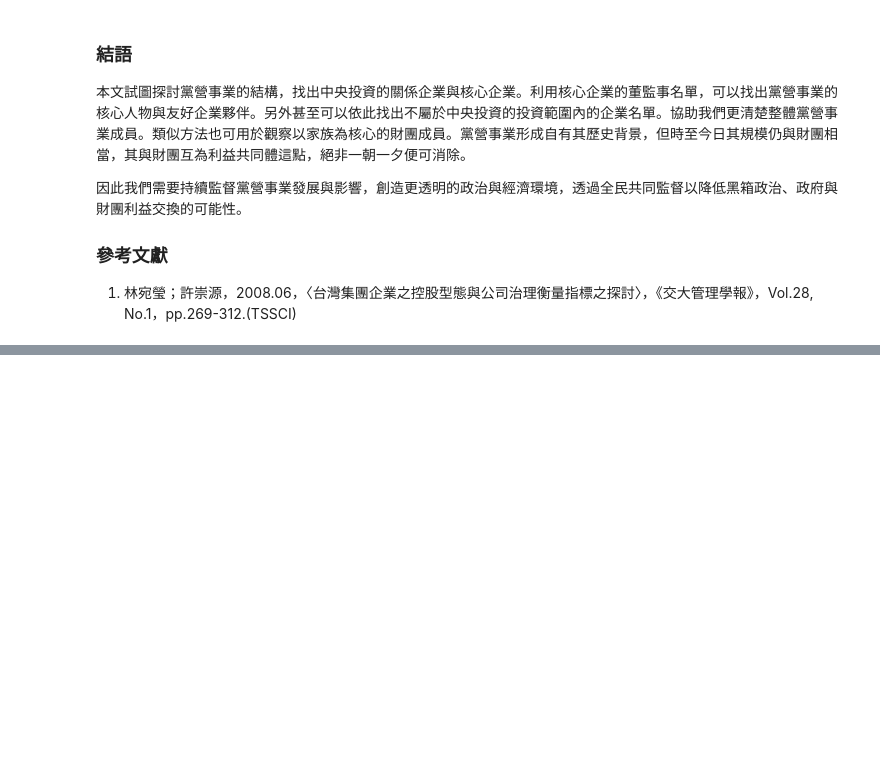
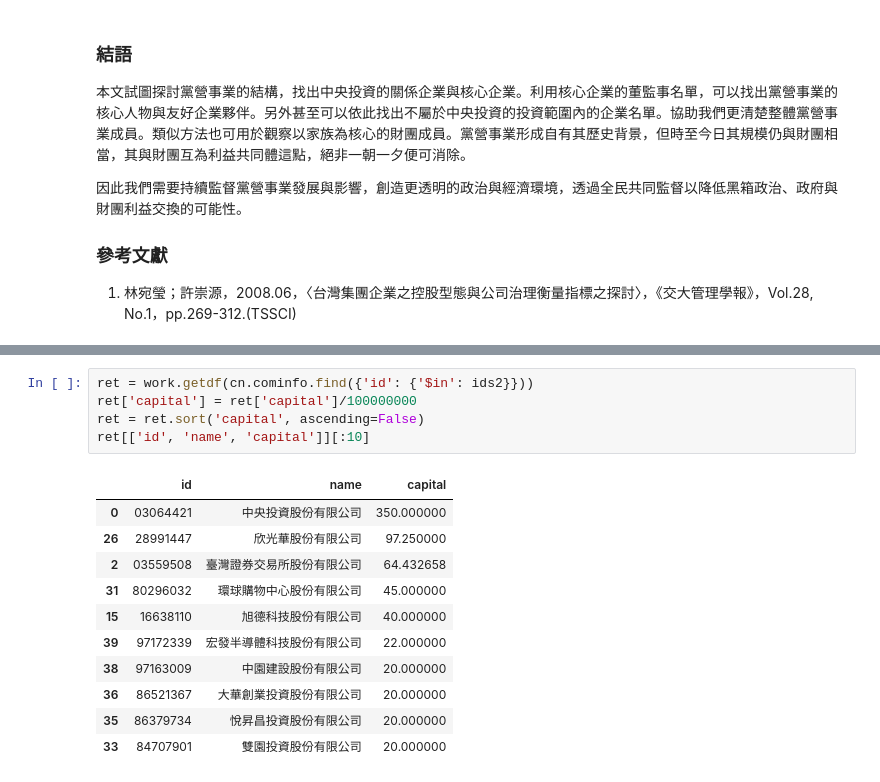
Before and after one commit to WeiChengLiou/twcom, a Jupyter notebook: kmt.ipynb, the cells around one changed output, grey strips where cells are left out. Drawn from its saved outputs; the diff is of its cells as text; blank space fills up the shorter version.

```diff
--- a/kmt.ipynb
+++ b/kmt.ipynb
@@ -434,0 +446,17 @@ draw_scatter(g,
+# %%
+ret = work.getdf(cn.cominfo.find({'id': {'$in': ids2}}))
+ret['capital'] = ret['capital']/100000000
+ret = ret.sort('capital', ascending=False)
+ret[['id', 'name', 'capital']][:10]
+# %% [output]
+|  | id | name | capital |
+| 0 | 03064421 | 中央投資股份有限公司 | 350.000000 |
+| 26 | 28991447 | 欣光華股份有限公司 | 97.250000 |
+| 2 | 03559508 | 臺灣證券交易所股份有限公司 | 64.432658 |
+| 31 | 80296032 | 環球購物中心股份有限公司 | 45.000000 |
+| 15 | 16638110 | 旭德科技股份有限公司 | 40.000000 |
+| 39 | 97172339 | 宏發半導體科技股份有限公司 | 22.000000 |
+| 38 | 97163009 | 中園建設股份有限公司 | 20.000000 |
+| 36 | 86521367 | 大華創業投資股份有限公司 | 20.000000 |
+| 35 | 86379734 | 悅昇昌投資股份有限公司 | 20.000000 |
+| 33 | 84707901 | 雙園投資股份有限公司 | 20.000000 |
```
Also changed, not shown: parts of 4 cells of this notebook.
